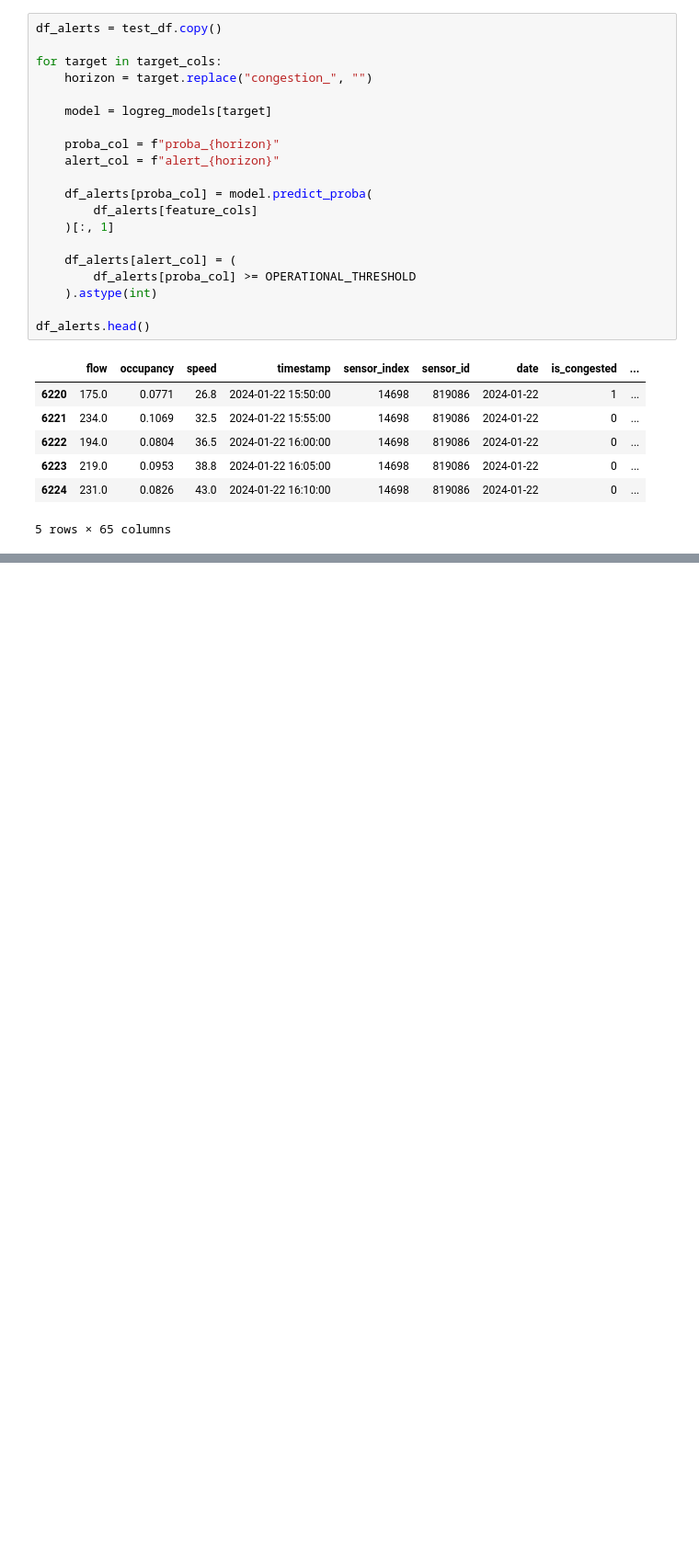
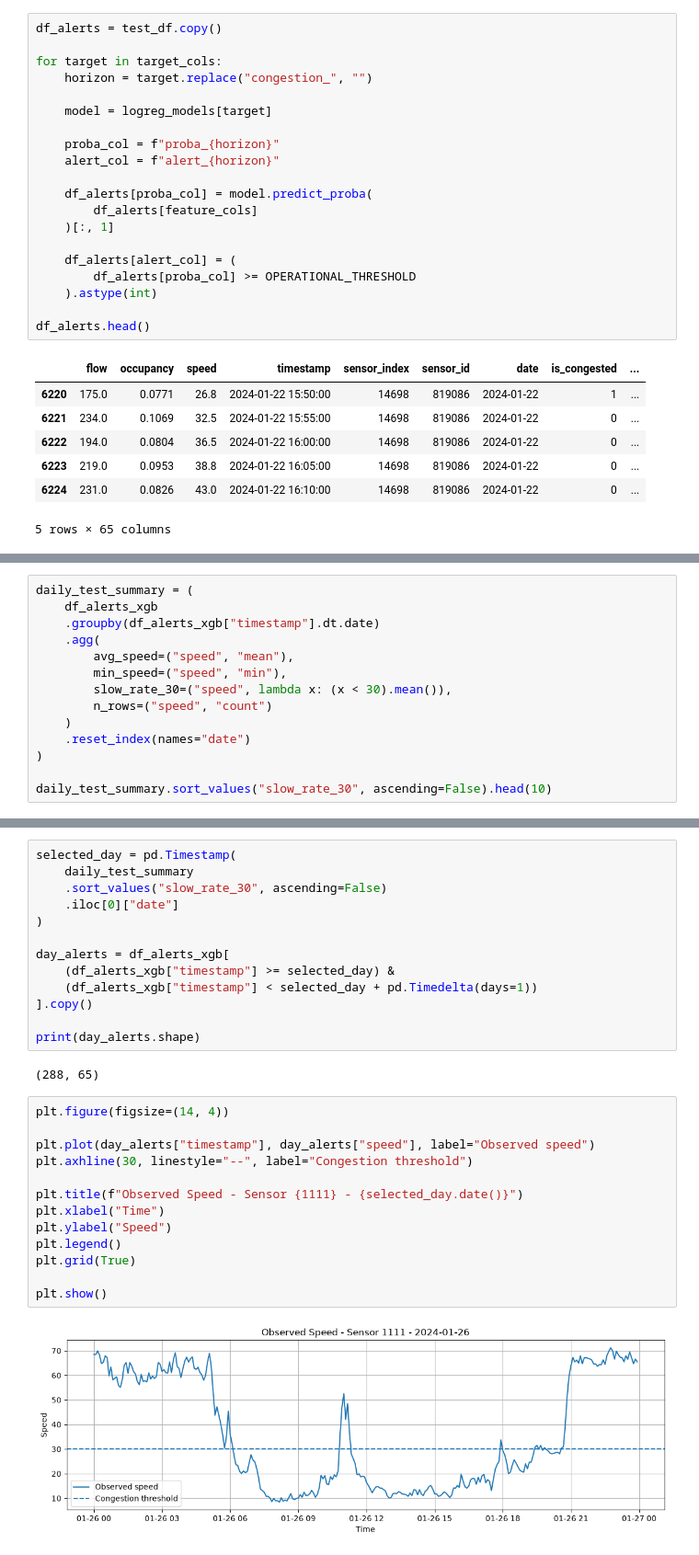
Before and after one commit to manolisfcb/END-TO-END-MLPROJECT, a Jupyter notebook: traffic-prediction-forecasting/analysis/BaseLineModel.ipynb, the cells around one changed output, grey strips where cells are left out. Shown at 92% size. Drawn from its saved outputs; the diff is of its cells as text; blank space fills up the shorter version.

```diff
--- a/traffic-prediction-forecasting/analysis/BaseLineModel.ipynb
+++ b/traffic-prediction-forecasting/analysis/BaseLineModel.ipynb
@@ -491,0 +763,14 @@ df_alerts.head()
+# %%
+daily_test_summary = (
+    df_alerts_xgb
+    .groupby(df_alerts_xgb["timestamp"].dt.date)
+    .agg(
+        avg_speed=("speed", "mean"),
+        min_speed=("speed", "min"),
+        slow_rate_30=("speed", lambda x: (x < 30).mean()),
+        n_rows=("speed", "count")
+    )
+    .reset_index(names="date")
+)
+
+daily_test_summary.sort_values("slow_rate_30", ascending=False).head(10)
@@ -491,0 +789,30 @@ df_alerts.head()
+# %%
+selected_day = pd.Timestamp(
+    daily_test_summary
+    .sort_values("slow_rate_30", ascending=False)
+    .iloc[0]["date"]
+)
+
+day_alerts = df_alerts_xgb[
+    (df_alerts_xgb["timestamp"] >= selected_day) &
+    (df_alerts_xgb["timestamp"] < selected_day + pd.Timedelta(days=1))
+].copy()
+
+print(day_alerts.shape)
+# %% [output]
+(288, 65)
+# %%
+plt.figure(figsize=(14, 4))
+
+plt.plot(day_alerts["timestamp"], day_alerts["speed"], label="Observed speed")
+plt.axhline(30, linestyle="--", label="Congestion threshold")
+
+plt.title(f"Observed Speed - Sensor {1111} - {selected_day.date()}")
+plt.xlabel("Time")
+plt.ylabel("Speed")
+plt.legend()
+plt.grid(True)
+
+plt.show()
+# %% [output]
+[figure, added]
```
Also changed, not shown: parts of 14 cells of this notebook, 3 other files.
